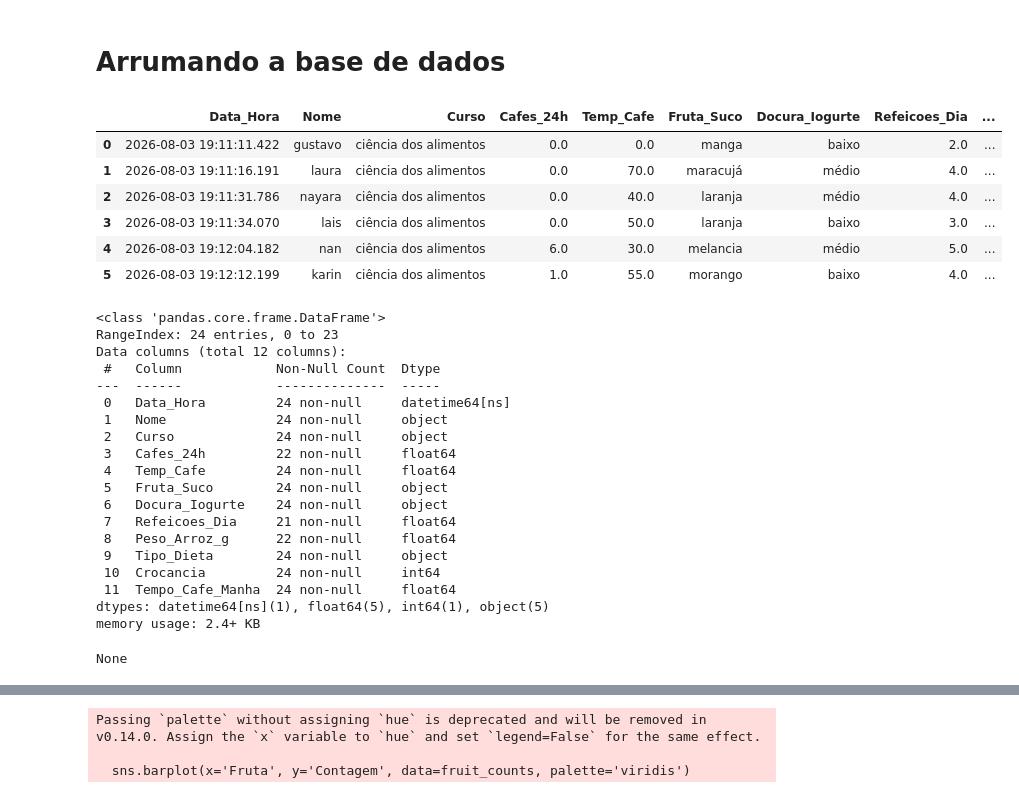
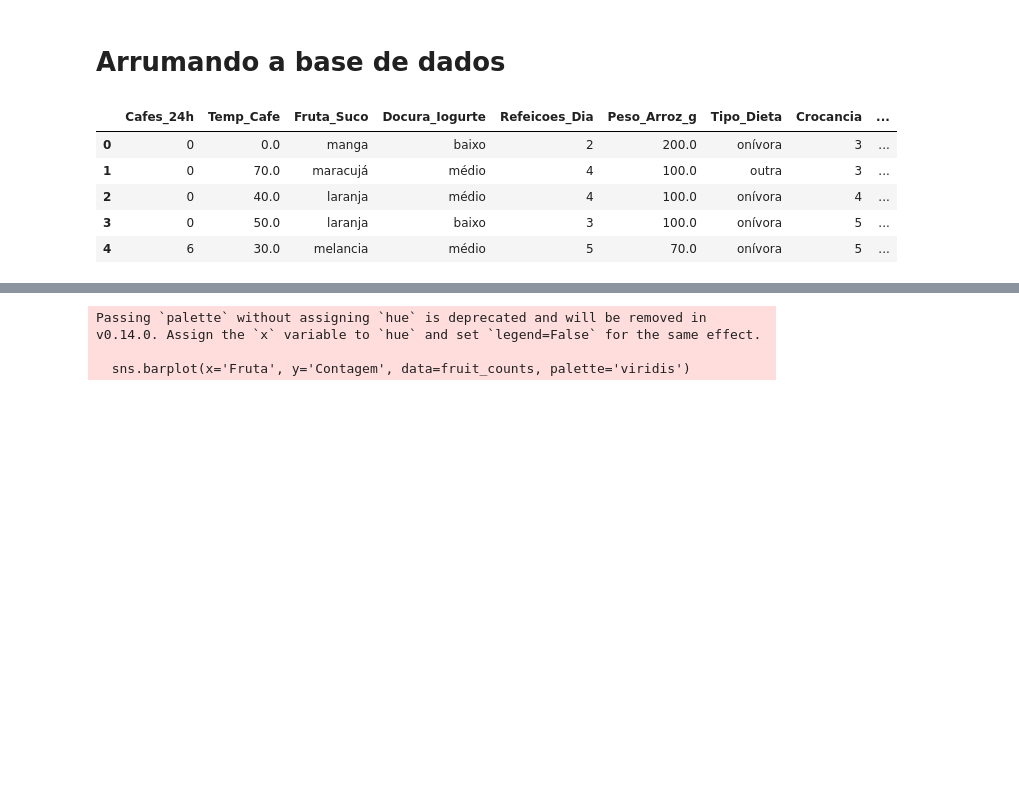
Before and after one commit to clobos/Alimentos_2026, a Jupyter notebook: semana01.ipynb, the cells around one changed output, grey strips where cells are left out. Drawn from its saved outputs; the diff is of its cells as text; code cells hidden in the pictures; blank space fills up the shorter version.

```diff
--- a/semana01.ipynb
+++ b/semana01.ipynb
@@ -36,6 +36,9 @@ new_column_names = {
     'Quanto tempo, em minutos, você normalmente leva para preparar o café da manhã?': 'Tempo_Cafe_Manha'
 }
 df = df.rename(columns=new_column_names)
+
+# Deletar as duas primeiras colunas (Data_Hora e Nome) e 'Curso'
+df = df.drop(columns=['Data_Hora', 'Nome', 'Curso'])
 
 # 2. Padronizar respostas das colunas, tirando números e textos das colunas.
 
@@ -47,61 +50,58 @@ def extract_numeric(series):
 # Columns that are expected to be numerical but might contain text
 numeric_cols_to_clean = [
     'Cafes_24h',
     'Temp_Cafe',
     'Refeicoes_Dia',
     'Peso_Arroz_g',
     'Tempo_Cafe_Manha'
 ]
 
 for col in numeric_cols_to_clean:
     if col in df.columns:
         # Apply extraction only if the column is of object type (contains strings/mixed types)
         if df[col].dtype == 'object':
             df[col] = extract_numeric(df[col])
 
 # Columns that contain categorical text and need standardization (e.g., lowercasing, stripping whitespace)
 categorical_cols_to_clean_text = [
-    'Nome',
-    'Curso',
     'Fruta_Suco',
     'Docura_Iogurte',
     'Tipo_Dieta'
 ]
 
 for col in categorical_cols_to_clean_text:
     if col in df.columns:
         # Apply text cleaning only if the column is of object type
         if df[col].dtype == 'object':
             df[col] = df[col].astype(str).str.lower().str.strip()
 
+# Transformar 'Cafes_24h' e 'Refeicoes_Dia' para int64
+# Preencher NaN com 0 antes da conversão para int64
+for col in ['Cafes_24h', 'Refeicoes_Dia']:
+    if col in df.columns:
+        df[col] = df[col].fillna(0).astype('int64')
+
+# Transformar 'Docura_Iogurte' para categórica ordinal
+if 'Docura_Iogurte' in df.columns:
+    docura_order = ['baixo', 'médio', 'alto']
+    # Certificar que todos os valores na coluna estão na ordem definida ou NaN
+    df['Docura_Iogurte'] = pd.Categorical(df['Docura_Iogurte'], categories=docura_order, ordered=True)
+
+# Transformar 'Crocancia' para categórica ordinal
+if 'Crocancia' in df.columns:
+    # Assumindo que Crocancia é uma escala numérica de 1 a 5 (ou similar)
+    # Criar uma lista de categorias de 1 a 5
+    crocancia_order = sorted(df['Crocancia'].unique().tolist())
+    # Remover 0 se estiver presente e não for uma categoria válida
+    if 0 in crocancia_order: crocancia_order.remove(0)
+    df['Crocancia'] = pd.Categorical(df['Crocancia'], categories=crocancia_order, ordered=True)
+
 # Display the first few rows of the cleaned DataFrame and its info to show changes
-display(df.head(6))
-display(df.info())
+display(df.head())
 # %% [output]
-|  | Data_Hora | Nome | Curso | Cafes_24h | Temp_Cafe | Fruta_Suco | Docura_Iogurte | Refeicoes_Dia | ... |
-| 0 | 2026-08-03 19:11:11.422 | gustavo | ciência dos alimentos | 0.0 | 0.0 | manga | baixo | 2.0 | ... |
-| 1 | 2026-08-03 19:11:16.191 | laura | ciência dos alimentos | 0.0 | 70.0 | maracujá | médio | 4.0 | ... |
-| 2 | 2026-08-03 19:11:31.786 | nayara | ciência dos alimentos | 0.0 | 40.0 | laranja | médio | 4.0 | ... |
-| 3 | 2026-08-03 19:11:34.070 | lais | ciência dos alimentos | 0.0 | 50.0 | laranja | baixo | 3.0 | ... |
-| 4 | 2026-08-03 19:12:04.182 | nan | ciência dos alimentos | 6.0 | 30.0 | melancia | médio | 5.0 | ... |
-| 5 | 2026-08-03 19:12:12.199 | karin | ciência dos alimentos | 1.0 | 55.0 | morango | baixo | 4.0 | ... |
+|  | Cafes_24h | Temp_Cafe | Fruta_Suco | Docura_Iogurte | Refeicoes_Dia | Peso_Arroz_g | Tipo_Dieta | Crocancia | ... |
+| 0 | 0 | 0.0 | manga | baixo | 2 | 200.0 | onívora | 3 | ... |
+| 1 | 0 | 70.0 | maracujá | médio | 4 | 100.0 | outra | 3 | ... |
+| 2 | 0 | 40.0 | laranja | médio | 4 | 100.0 | onívora | 4 | ... |
+| 3 | 0 | 50.0 | laranja | baixo | 3 | 100.0 | onívora | 5 | ... |
+| 4 | 6 | 30.0 | melancia | médio | 5 | 70.0 | onívora | 5 | ... |
-<class 'pandas.core.frame.DataFrame'>
-RangeIndex: 24 entries, 0 to 23
-Data columns (total 12 columns):
- #   Column            Non-Null Count  Dtype
----  ------            --------------  -----
- 0   Data_Hora         24 non-null     datetime64[ns]
- 1   Nome              24 non-null     object
- 2   Curso             24 non-null     object
- 3   Cafes_24h         22 non-null     float64
- 4   Temp_Cafe         24 non-null     float64
- 5   Fruta_Suco        24 non-null     object
- 6   Docura_Iogurte    24 non-null     object
- 7   Refeicoes_Dia     21 non-null     float64
- 8   Peso_Arroz_g      22 non-null     float64
- 9   Tipo_Dieta        24 non-null     object
- 10  Crocancia         24 non-null     int64
- 11  Tempo_Cafe_Manha  24 non-null     float64
-dtypes: datetime64[ns](1), float64(5), int64(1), object(5)
-memory usage: 2.4+ KB
-None
```
Also changed, not shown: parts of 4 cells of this notebook.
